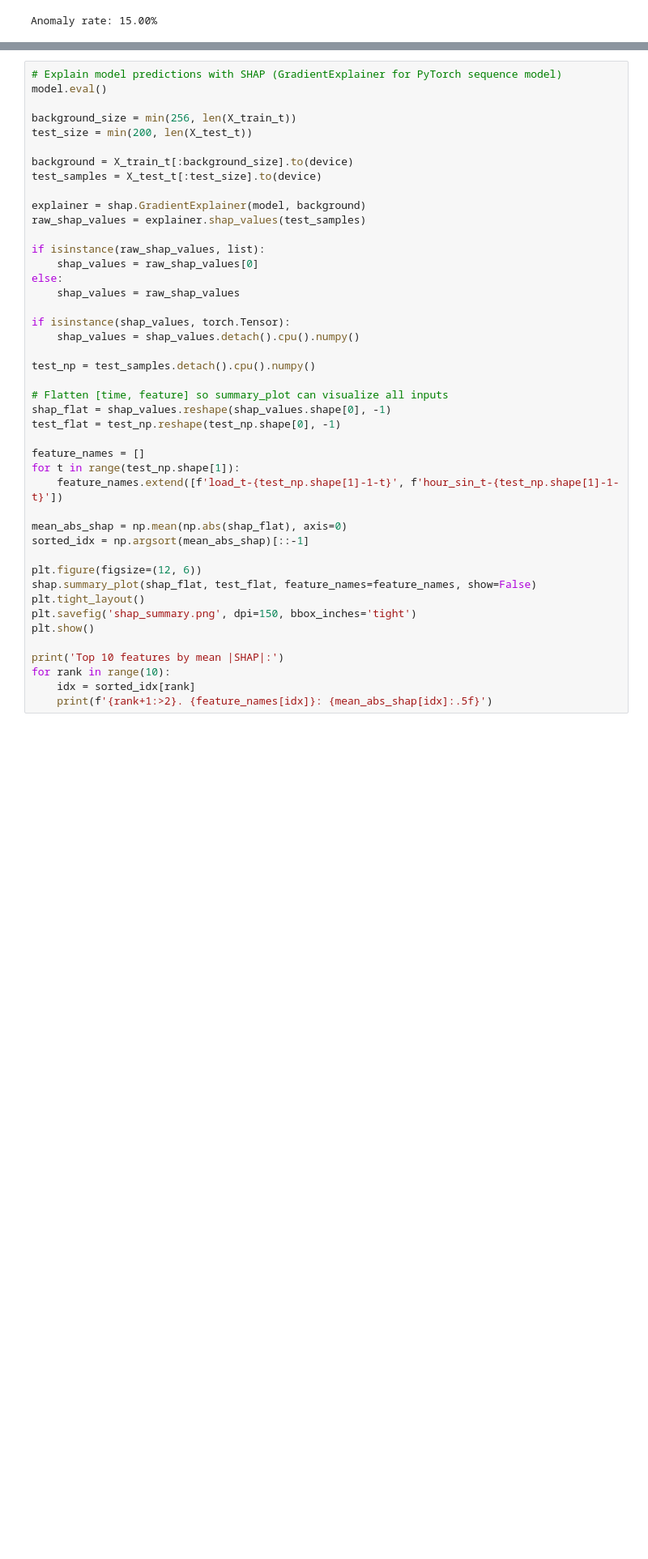
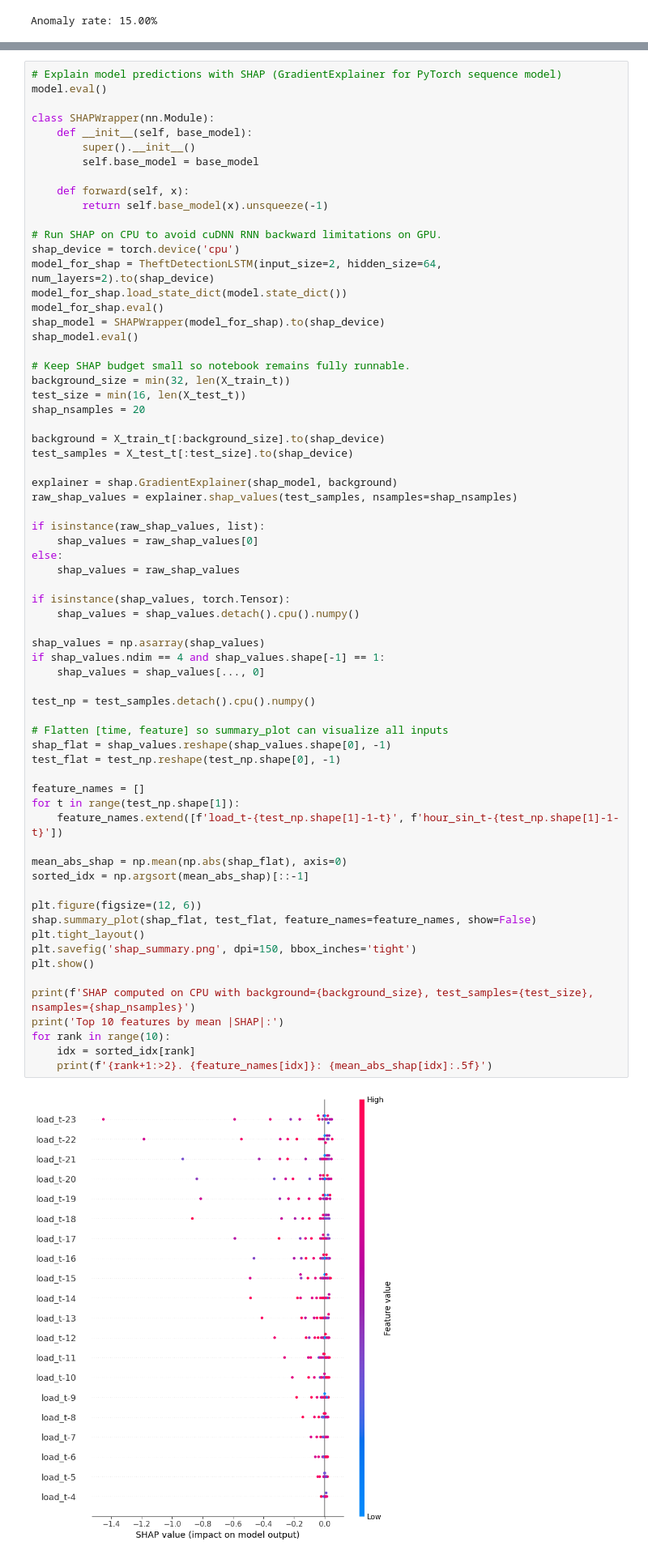
Before and after one commit to nonkronk/maim654-project, a Jupyter notebook: colab/notebook.ipynb, the cells around one changed output, grey strips where cells are left out. Shown at 81% size. Drawn from its saved outputs; the diff is of its cells as text; blank space fills up the shorter version.

```diff
--- a/colab/notebook.ipynb
+++ b/colab/notebook.ipynb
@@ -430,43 +585,68 @@ After baseline evaluation, this section inspects which time steps and cyclical f
 # Explain model predictions with SHAP (GradientExplainer for PyTorch sequence model)
 model.eval()
 
-background_size = min(256, len(X_train_t))
-test_size = min(200, len(X_test_t))
+class SHAPWrapper(nn.Module):
+    def __init__(self, base_model):
+        super().__init__()
+        self.base_model = base_model
 
-background = X_train_t[:background_size].to(device)
-test_samples = X_test_t[:test_size].to(device)
+    def forward(self, x):
+        return self.base_model(x).unsqueeze(-1)
 
-explainer = shap.GradientExplainer(model, background)
-raw_shap_values = explainer.shap_values(test_samples)
+# Run SHAP on CPU to avoid cuDNN RNN backward limitations on GPU.
+shap_device = torch.device('cpu')
+model_for_shap = TheftDetectionLSTM(input_size=2, hidden_size=64, num_layers=2).to(shap_device)
+model_for_shap.load_state_dict(model.state_dict())
+model_for_shap.eval()
+shap_model = SHAPWrapper(model_for_shap).to(shap_device)
+shap_model.eval()
+
+# Keep SHAP budget small so notebook remains fully runnable.
+background_size = min(32, len(X_train_t))
+test_size = min(16, len(X_test_t))
+shap_nsamples = 20
+
+background = X_train_t[:background_size].to(shap_device)
+test_samples = X_test_t[:test_size].to(shap_device)
+
+explainer = shap.GradientExplainer(shap_model, background)
+raw_shap_values = explainer.shap_values(test_samples, nsamples=shap_nsamples)
 
 if isinstance(raw_shap_values, list):
     shap_values = raw_shap_values[0]
 else:
     shap_values = raw_shap_values
 
 if isinstance(shap_values, torch.Tensor):
     shap_values = shap_values.detach().cpu().numpy()
+
+shap_values = np.asarray(shap_values)
+if shap_values.ndim == 4 and shap_values.shape[-1] == 1:
+    shap_values = shap_values[..., 0]
 
 test_np = test_samples.detach().cpu().numpy()
 
 # Flatten [time, feature] so summary_plot can visualize all inputs
 shap_flat = shap_values.reshape(shap_values.shape[0], -1)
 test_flat = test_np.reshape(test_np.shape[0], -1)
 
 feature_names = []
 for t in range(test_np.shape[1]):
     feature_names.extend([f'load_t-{test_np.shape[1]-1-t}', f'hour_sin_t-{test_np.shape[1]-1-t}'])
 
 mean_abs_shap = np.mean(np.abs(shap_flat), axis=0)
 sorted_idx = np.argsort(mean_abs_shap)[::-1]
 
 plt.figure(figsize=(12, 6))
 shap.summary_plot(shap_flat, test_flat, feature_names=feature_names, show=False)
 plt.tight_layout()
 plt.savefig('shap_summary.png', dpi=150, bbox_inches='tight')
 plt.show()
 
+print(f'SHAP computed on CPU with background={background_size}, test_samples={test_size}, nsamples={shap_nsamples}')
 print('Top 10 features by mean |SHAP|:')
 for rank in range(10):
     idx = sorted_idx[rank]
     print(f'{rank+1:>2}. {feature_names[idx]}: {mean_abs_shap[idx]:.5f}')
+# %% [output]
+[figure, added]
```
Also changed, not shown: parts of 10 cells of this notebook.
